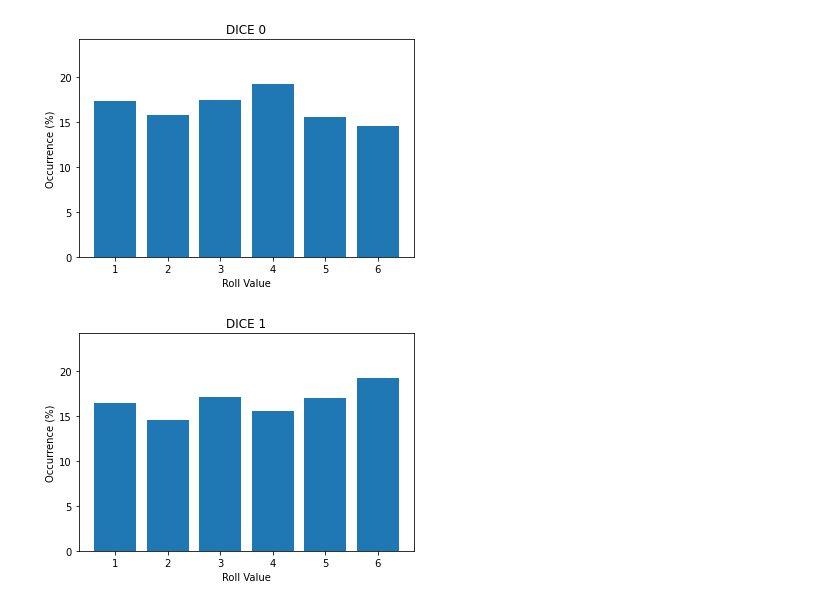
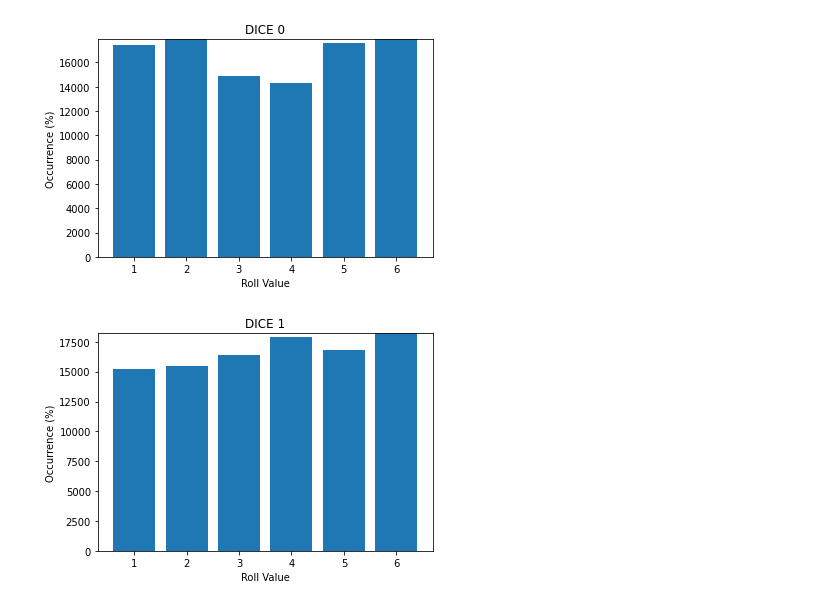
Before and after one commit to phdomingues/FEI-PhD_Masters-Subjects, a Jupyter notebook: ScientificProgramming/Atv01.ipynb, the cells around one changed output. Drawn from its saved outputs; the diff is of its cells as text; code cells hidden in the pictures.

```diff
--- a/ScientificProgramming/Atv01.ipynb
+++ b/ScientificProgramming/Atv01.ipynb
@@ -38,0 +19,13 @@ class Dice:
+# %%
+class InvalidDiceException(Exception):
+    def __init__(self, *args) -> None:
+        super().__init__(*args)
+
+class Dice:
+    """Dice class to simulate a dice roll. Unlike a real dice, this can have any number of sides from 2 to n"""
+    def __init__(self, sides:np.uint64) -> None:
+        # Verifying if the dice is valid
+        if sides < 1:
+            raise InvalidDiceException('Dice can\'t have less than 1 side')
+        self.sides = sides # Number of sides in the dice
+        self.roll = lambda: randint(1, self.sides) # Public method to roll the dice
@@ -82,14 +64,18 @@ np.histogram2d(
 # %%
-for axis in range(NDICES):
-    np.apply_over_axes(np.sum, roll_table_normed, [i for i in range(NDICES) if i!=axis])
-    occurrences = np.sum(roll_table_normed, axis=axis)*100
+# Visualizing the histogram of each dice separately, works with n dice
+for dice_idx in range(NDICES):
+    # Calculate the sum of occurrences for each value in the dice
+    occurrences = roll_df[f'Dice{dice_idx}'].value_counts().sort_index().reindex(range(1,SIDES+1), fill_value=0)
+    # Convert to percentage (0~100)
+    occurrences*=100
+    # Plot as a histogram
     plt.bar(range(1,SIDES+1), occurrences)
     plt.ylim(0,max(occurrences)+5)
     plt.xticks(range(1,SIDES+1))
-    plt.title(f"DICE {axis}")
+    plt.title(f"DICE {dice_idx}")
     plt.ylabel('Occurrence (%)')
     plt.xlabel('Roll Value')
     plt.show()
 # %% [output]
-[figure, old version]
+[figure, new version]
-[figure, old version]
+[figure, new version]
```
Also changed, not shown: parts of 17 cells of this notebook.
